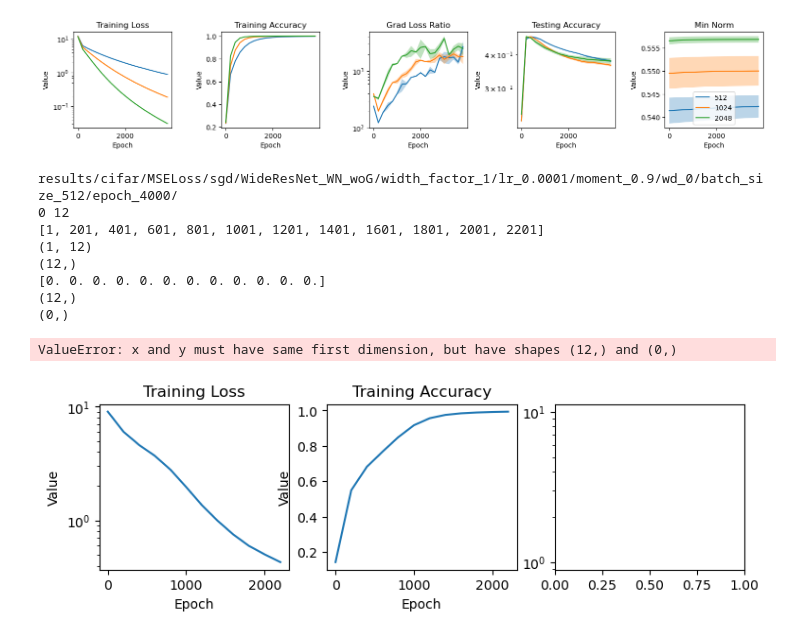
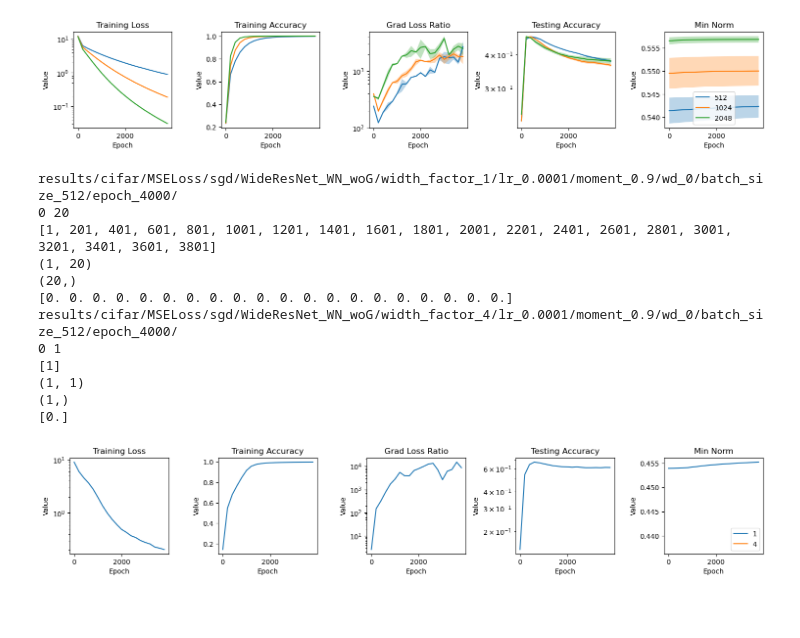
Before and after one commit to lucmonl/mlopt, a Jupyter notebook: notebook/weight_norm.ipynb, the cells around one changed output. Saved outputs shown, nothing was run; the diff lists cells and outputs as text; code cells hidden in the pictures; blank space fills up the shorter version.

Commit message:
reuse model of weight-norm-with-width-scaling

```diff
--- a/notebook/weight_norm.ipynb
+++ b/notebook/weight_norm.ipynb
@@ -311,7 +311,7 @@ def plot_figures_widths(widths, model_params, width_params):
         plt.xlabel('Epoch')
         plt.ylabel('Value')
         plt.title('Training Accuracy')
-        """
+
         plt.subplot(2,5,3)
         #print(train_graphs.wn_grad_loss_ratio)
         means = np.mean(np.array(grad_loss_ratio_list), axis=0)
@@ -324,7 +324,7 @@ def plot_figures_widths(widths, model_params, width_params):
         plt.xlabel('Epoch')
         plt.ylabel('Value')
         plt.title('Grad Loss Ratio')
-        """
+
 
         plt.subplot(2,5,4)
         means = np.mean(np.array(test_acc_list), axis=0)
@@ -623,24 +623,28 @@ results/cifar/MSELoss/sgd/weight_norm/width_1024/init_O(1/sqrt{m})/var_1.0/scale
 # %%
 lr, dataset_name, loss_name, opt_name, momentum, weight_decay, batch_size, epochs = 0.0001, "cifar", "MSELoss", "sgd", 0.9, 0, 512, 4000
 wn_width = 512
 model_name = "WideResNet_WN_woG"
 model_params = {}
-model_params[512] = {"width_factor": 1}
+model_params[1] = {"width_factor": 1}
+model_params[4] = {"width_factor": 4}
 width_params = {}
-width_params[512] = {"lr": 1e-4}
-width_params[1024] = {"lr": 1e-4}
+width_params[1] = {"lr": 1e-4}
+width_params[4] = {"lr": 1e-4}
 width_params[2048] = {"lr": 1e-4}
 width_params[4096] = {"lr": 1e-4}
 
-plot_figures_widths([512], model_params, width_params)
+plot_figures_widths([1, 4], model_params, width_params)
 # %% [output]
 results/cifar/MSELoss/sgd/WideResNet_WN_woG/width_factor_1/lr_0.0001/moment_0.9/wd_0/batch_size_512/epoch_4000/
-0 12
-[1, 201, 401, 601, 801, 1001, 1201, 1401, 1601, 1801, 2001, 2201]
-(1, 12)
-(12,)
-[0. 0. 0. 0. 0. 0. 0. 0. 0. 0. 0. 0.]
-(12,)
-(0,)
+0 20
+[1, 201, 401, 601, 801, 1001, 1201, 1401, 1601, 1801, 2001, 2201, 2401, 2601, 2801, 3001, 3201, 3401, 3601, 3801]
+(1, 20)
+(20,)
+[0. 0. 0. 0. 0. 0. 0. 0. 0. 0. 0. 0. 0. 0. 0. 0. 0. 0. 0. 0.]
+results/cifar/MSELoss/sgd/WideResNet_WN_woG/width_factor_4/lr_0.0001/moment_0.9/wd_0/batch_size_512/epoch_4000/
+0 1
+[1]
+(1, 1)
+(1,)
+[0.]
-ValueError: x and y must have same first dimension, but have shapes (12,) and (0,)
-[figure, old version]
+[figure, new version]
```
Also changed, not shown: parts of 2 cells of this notebook, 4 other files.
